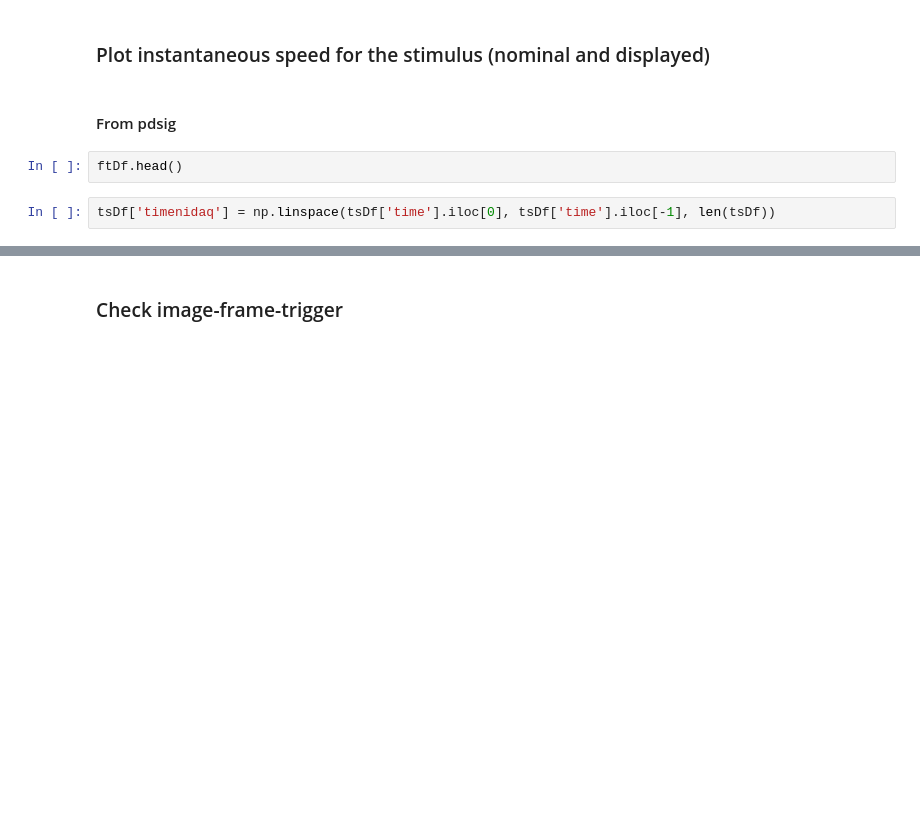
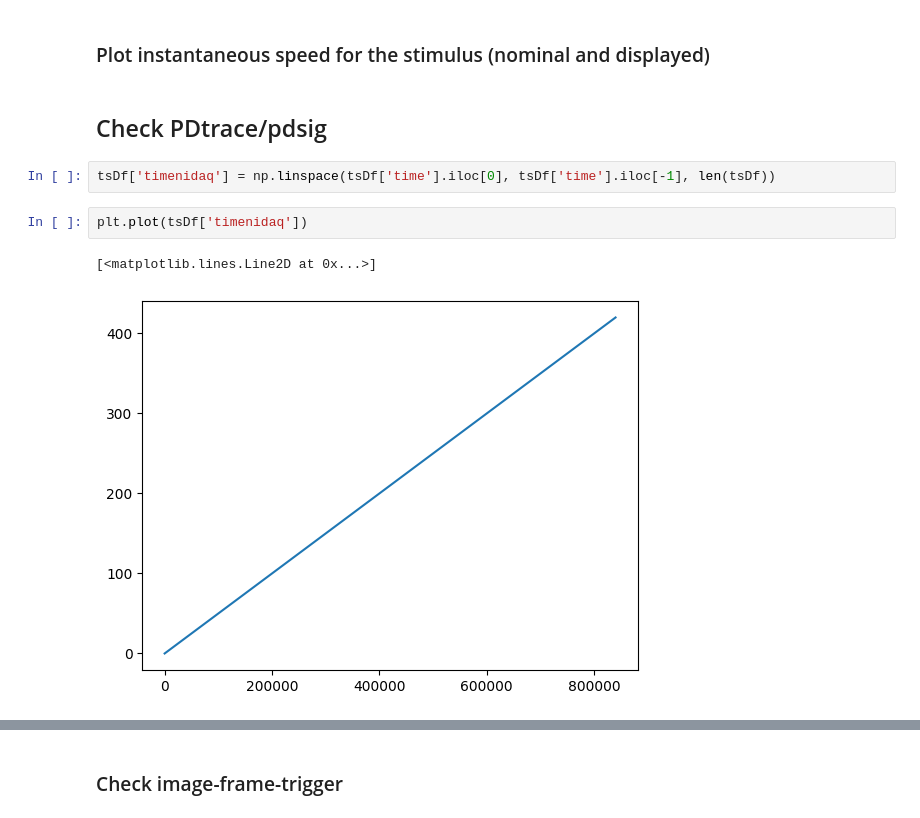
Before and after one commit to AishaHamid201/unityvr_SC, a Jupyter notebook: unityvr/scripts/framesfrompdsig.ipynb, the cells around one changed output, grey strips where cells are left out. Cells and saved outputs as stored; diff of their text form; blank space fills up the shorter version.

```diff
--- a/unityvr/scripts/framesfrompdsig.ipynb
+++ b/unityvr/scripts/framesfrompdsig.ipynb
@@ -584,9 +635,12 @@ sim_window_df = pd.DataFrame({
 # %% [markdown]
 ### Plot instantaneous speed for the stimulus (nominal and displayed)
 # %% [markdown]
-#### From pdsig
+## Check PDtrace/pdsig
-# %%
-ftDf.head()
 # %%
 tsDf['timenidaq'] = np.linspace(tsDf['time'].iloc[0], tsDf['time'].iloc[-1], len(tsDf))
+# %%
+plt.plot(tsDf['timenidaq'])
+# %% [output]
+[<matplotlib.lines.Line2D at 0x...>]
+[figure, added]
 # %%
```
Also changed, not shown: parts of 16 cells of this notebook, 6 other files.
